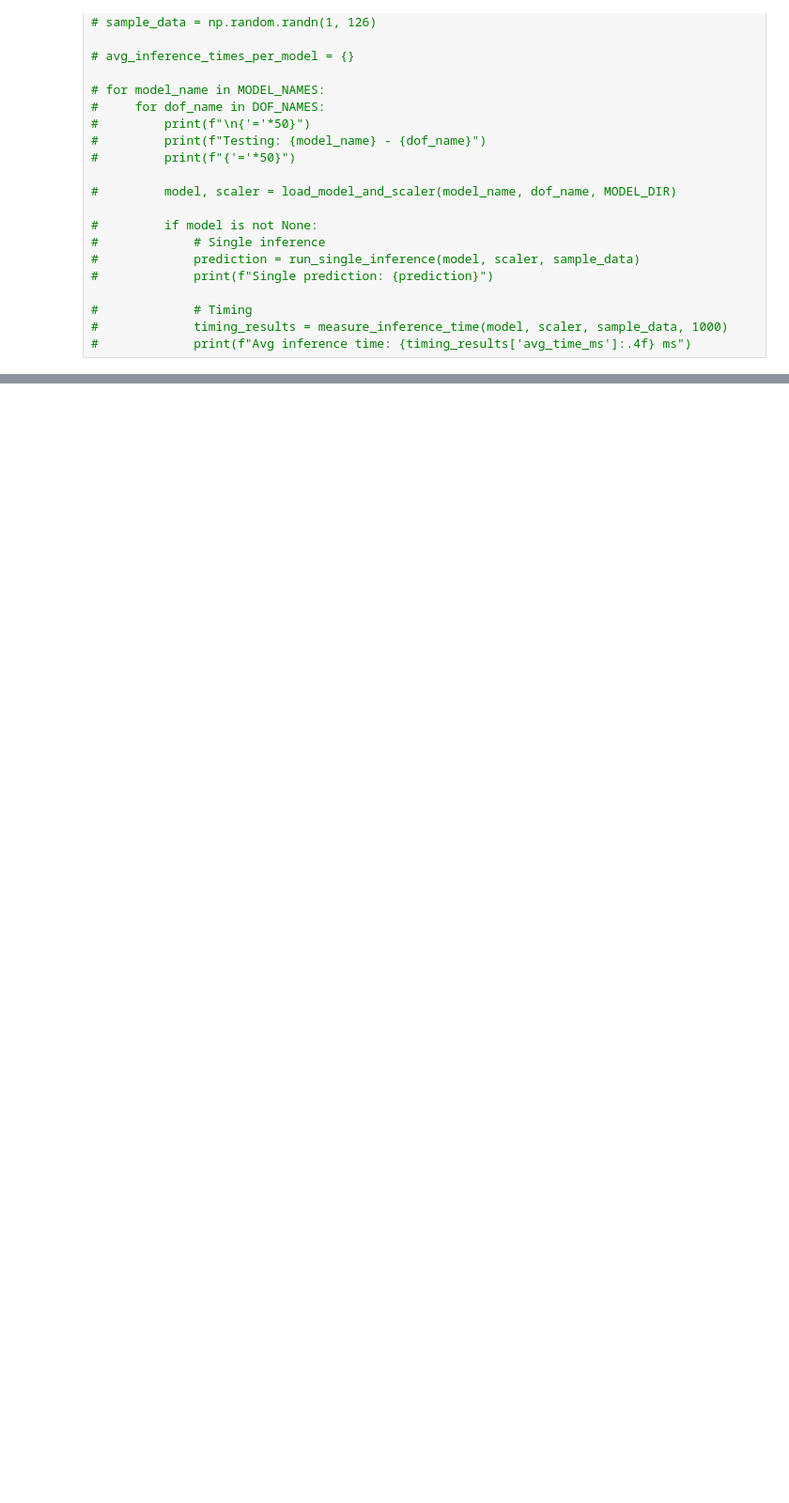
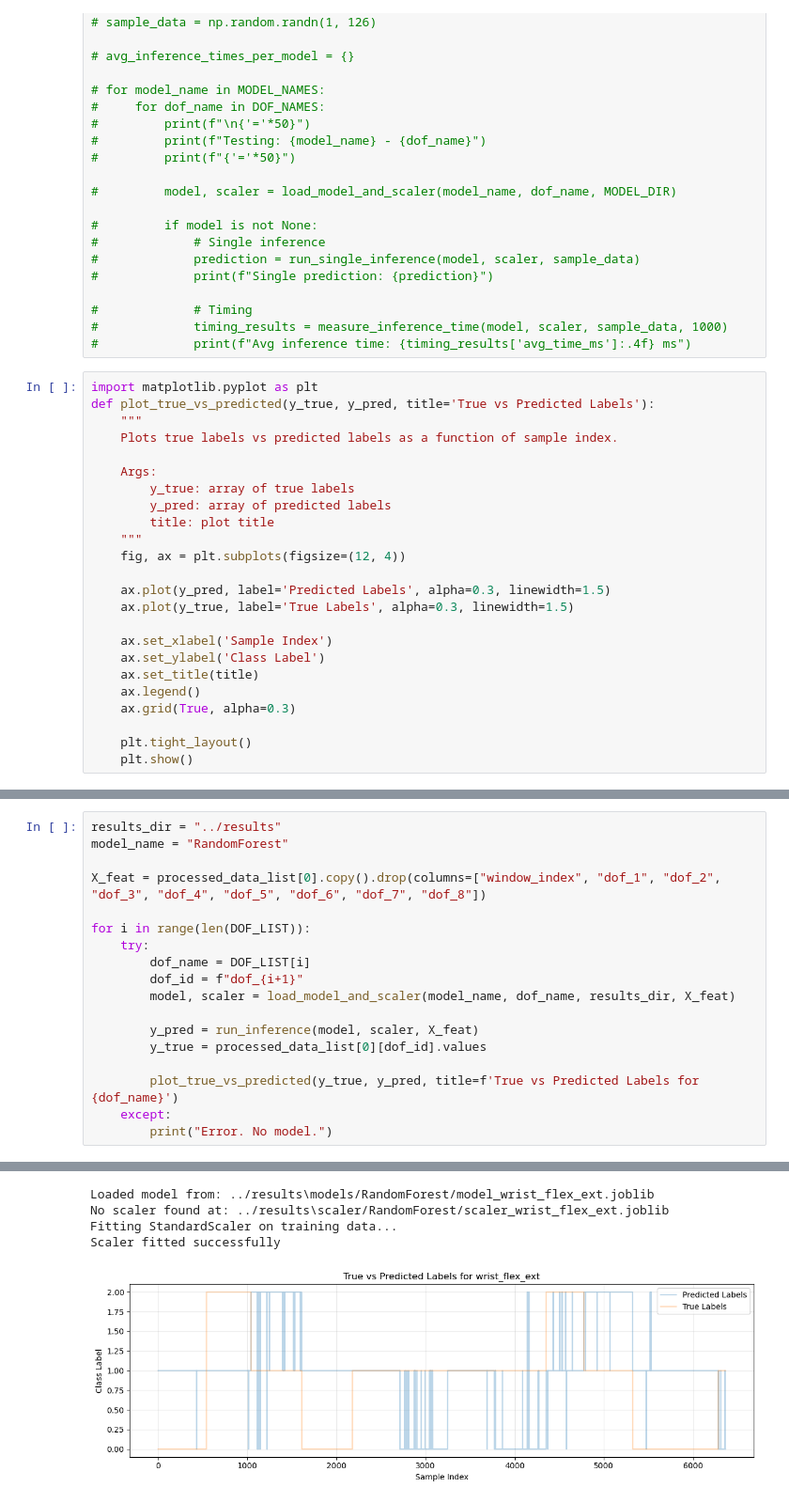
Before and after one commit to N-Pulse/BMI-SOFT-EMG-Decoding, a Jupyter notebook: notebooks/inference_test.ipynb, the cells around one changed output, grey strips where cells are left out. Shown: that part at 94% size. Cells and saved outputs as stored; diff of their text form; blank space fills up the shorter version.

Commit message:
label analysis

```diff
--- a/notebooks/inference_test.ipynb
+++ b/notebooks/inference_test.ipynb
@@ -830,3 +833,27 @@ RandomForest        11.106    0.113           7          90.0
 #             # Timing
 #             timing_results = measure_inference_time(model, scaler, sample_data, 1000)
 #             print(f"Avg inference time: {timing_results['avg_time_ms']:.4f} ms")
+# %%
+import matplotlib.pyplot as plt
+def plot_true_vs_predicted(y_true, y_pred, title='True vs Predicted Labels'):
+    """
+    Plots true labels vs predicted labels as a function of sample index.
+
+    Args:
+        y_true: array of true labels
+        y_pred: array of predicted labels
+        title: plot title
+    """
+    fig, ax = plt.subplots(figsize=(12, 4))
+
+    ax.plot(y_pred, label='Predicted Labels', alpha=0.3, linewidth=1.5)
+    ax.plot(y_true, label='True Labels', alpha=0.3, linewidth=1.5)
+
+    ax.set_xlabel('Sample Index')
+    ax.set_ylabel('Class Label')
+    ax.set_title(title)
+    ax.legend()
+    ax.grid(True, alpha=0.3)
+
+    plt.tight_layout()
+    plt.show()
@@ -832,0 +948,19 @@ RandomForest        11.106    0.113           7          90.0
+# %%
+results_dir = "../results"
+model_name = "RandomForest"
+
+X_feat = processed_data_list[0].copy().drop(columns=["window_index", "dof_1", "dof_2", "dof_3", "dof_4", "dof_5", "dof_6", "dof_7", "dof_8"])
+
+for i in range(len(DOF_LIST)):
+    try:
+        dof_name = DOF_LIST[i]
+        dof_id = f"dof_{i+1}"
+        model, scaler = load_model_and_scaler(model_name, dof_name, results_dir, X_feat)
+
+        y_pred = run_inference(model, scaler, X_feat)
+        y_true = processed_data_list[0][dof_id].values
+
+        plot_true_vs_predicted(y_true, y_pred, title=f'True vs Predicted Labels for {dof_name}')
+    except:
+        print("Error. No model.")
+# %% [output]
@@ -832,0 +971,5 @@ RandomForest        11.106    0.113           7          90.0
+Loaded model from: ../results\models/RandomForest/model_wrist_flex_ext.joblib
+No scaler found at: ../results\scaler/RandomForest/scaler_wrist_flex_ext.joblib
+Fitting StandardScaler on training data...
+Scaler fitted successfully
+[figure, added]
```
Also changed, not shown: parts of 8 cells of this notebook, 2 other files.
